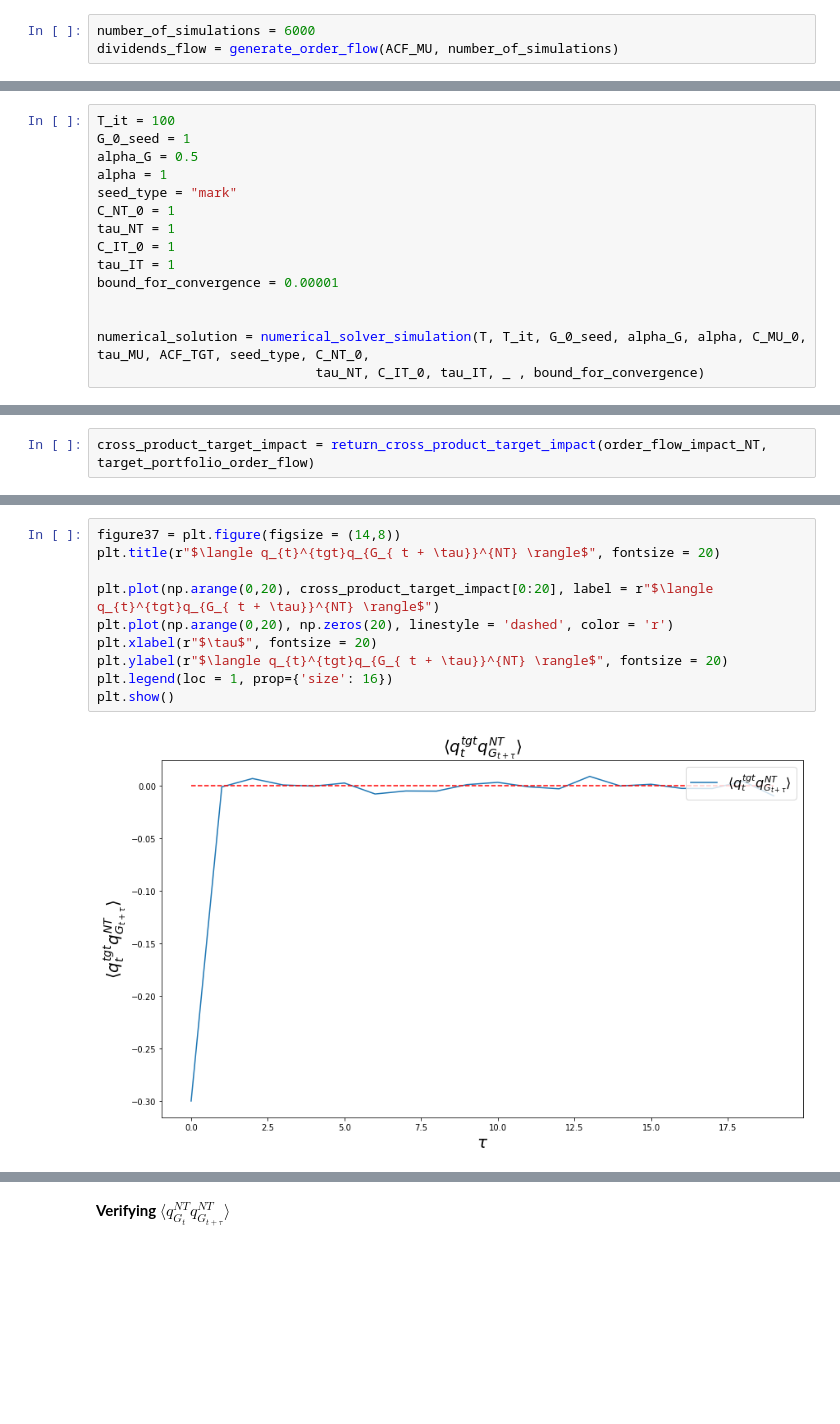
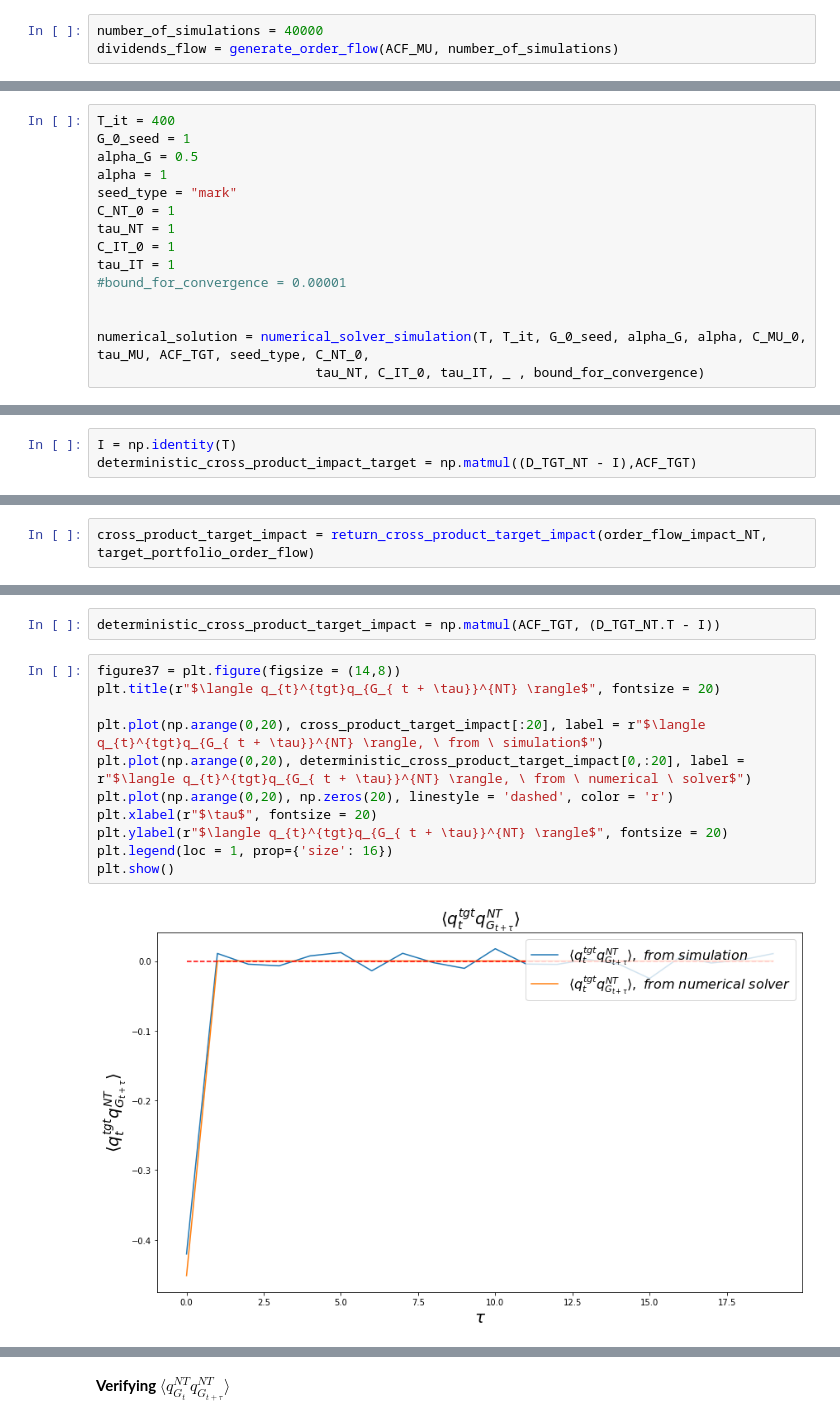
Before and after one commit to felipemoret77/EconophysiX_Internship, a Jupyter notebook: A_Rational_Noise_Trader_Within_A_Kyle_Setup_Simplified_Utility_3_Seeds_EconophysiX.ipynb, the cells around one changed output, grey strips where cells are left out. Drawn from its saved outputs; the diff is of its cells as text; blank space fills up the shorter version.

```diff
--- a/A_Rational_Noise_Trader_Within_A_Kyle_Setup_Simplified_Utility_3_Seeds_EconophysiX.ipynb
+++ b/A_Rational_Noise_Trader_Within_A_Kyle_Setup_Simplified_Utility_3_Seeds_EconophysiX.ipynb
@@ -1742,7 +1746,7 @@ C_MU_0 = ((1 - cte)/(cte))**2
 
 ACF_MU = return_Markovian_ACF(C_MU_0, tau_MU, T)
 # %%
-number_of_simulations = 6000
+number_of_simulations = 40000
 dividends_flow = generate_order_flow(ACF_MU, number_of_simulations)
 # %% [markdown]
 **Simulating the target portfolio process**
@@ -1754,7 +1758,7 @@ target_portfolio_order_flow = generate_order_flow(ACF_TGT, number_of_simulations
 # %% [markdown]
 **Running the solver for getting the stationary G and Ds**
 # %%
-T_it = 100
+T_it = 400
 G_0_seed = 1
 alpha_G = 0.5
 alpha = 1
@@ -1763,7 +1767,7 @@ C_NT_0 = 1
 tau_NT = 1
 C_IT_0 = 1
 tau_IT = 1
-bound_for_convergence = 0.00001
+#bound_for_convergence = 0.00001
 
 
 numerical_solution = numerical_solver_simulation(T, T_it, G_0_seed, alpha_G, alpha, C_MU_0, tau_MU, ACF_TGT, seed_type, C_NT_0,
@@ -2339,3 +2368,6 @@ cross_product_impact_target = return_cross_product_impact_target(order_flow_impa
+# %%
+I = np.identity(T)
+deterministic_cross_product_impact_target = np.matmul((D_TGT_NT - I),ACF_TGT)
 # %%
 figure36 = plt.figure(figsize = (14,8))
 plt.title(r"$\langle   q_{G_{t}}^{NT} q_{t + \tau}^{tgt} \rangle$", fontsize = 20)
@@ -2371,12 +2468,15 @@ cross_product_target_impact = return_cross_product_target_impact(order_flow_impa
+# %%
+deterministic_cross_product_target_impact = np.matmul(ACF_TGT, (D_TGT_NT.T - I))
 # %%
 figure37 = plt.figure(figsize = (14,8))
 plt.title(r"$\langle q_{t}^{tgt}q_{G_{ t + \tau}}^{NT} \rangle$", fontsize = 20)
 
-plt.plot(np.arange(0,20), cross_product_target_impact[0:20], label = r"$\langle q_{t}^{tgt}q_{G_{ t + \tau}}^{NT} \rangle$")
+plt.plot(np.arange(0,20), cross_product_target_impact[:20], label = r"$\langle q_{t}^{tgt}q_{G_{ t + \tau}}^{NT} \rangle, \ from \ simulation$")
+plt.plot(np.arange(0,20), deterministic_cross_product_target_impact[0,:20], label = r"$\langle q_{t}^{tgt}q_{G_{ t + \tau}}^{NT} \rangle, \ from \ numerical \ solver$")
 plt.plot(np.arange(0,20), np.zeros(20), linestyle = 'dashed', color = 'r')
 plt.xlabel(r"$\tau$", fontsize = 20)
 plt.ylabel(r"$\langle q_{t}^{tgt}q_{G_{ t + \tau}}^{NT} \rangle$", fontsize = 20)
 plt.legend(loc = 1, prop={'size': 16})
 plt.show()
 # %% [output]
-[figure, old version]
+[figure, new version]
```
Also changed, not shown: parts of 54 cells of this notebook.
